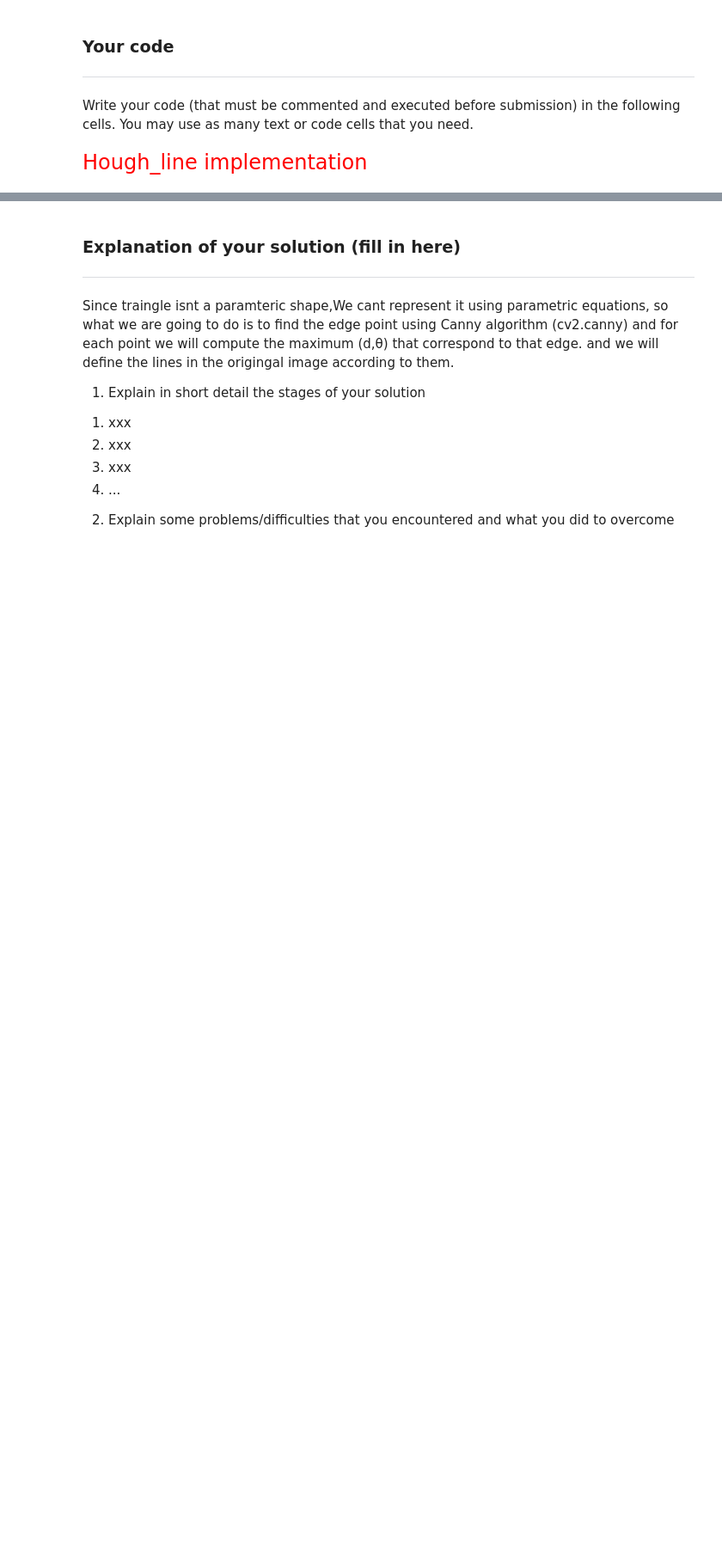
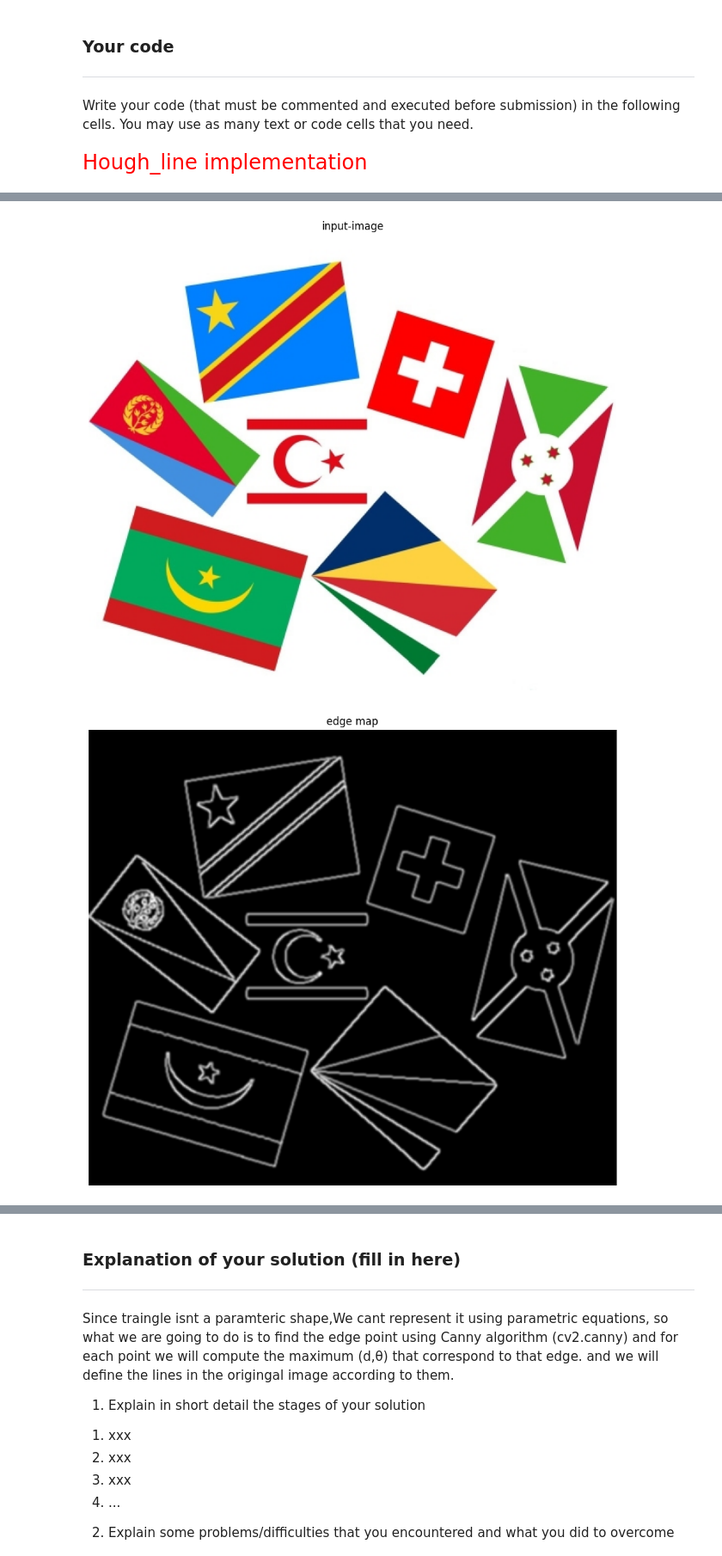
Before and after one commit to aseel1/Computer_Vision, a Jupyter notebook: CV_ex1.ipynb, the cells around one changed output, grey strips where cells are left out. Shown at 86% size. Cells and saved outputs as stored; diff of their text form; code cells hidden in the pictures; blank space fills up the shorter version.

```diff
--- a/CV_ex1.ipynb
+++ b/CV_ex1.ipynb
@@ -688,7 +628,7 @@ def classify_triangle(P1, P2, P3, d1, d2, d3, length_threshold=10, angle_thresho
     sides = sorted([d1, d2, d3])
     angles = sorted([calculate_angle(P1, P2, P3), calculate_angle(P2, P3, P1), calculate_angle(P3, P1, P2)])
 
-    if np.isclose(angles[2], np.pi / 2, atol=angle_threshold):
+    if np.isclose(angles[2], np.pi / 2, atol=angle_threshold) and all(angle < np.pi / 2 for angle in angles[:2]):
         return 'right-angled'
     elif np.isclose(sides[0], sides[1], atol=length_threshold) and np.isclose(sides[1], sides[2], atol=length_threshold):
         return 'equilateral'
@@ -699,6 +639,7 @@ def classify_triangle(P1, P2, P3, d1, d2, d3, length_threshold=10, angle_thresho
     else:
         return 'scalene'
 # %%
+from itertools import combinations
 from scipy.spatial import distance
 def find_triangles_from_lines(lines, image, edge_map, distance_threshold=50, count_threshold=95):
     print("Welcome ton otwetwe")
@@ -758,8 +699,16 @@ def find_triangles_from_lines(lines, image, edge_map, distance_threshold=50, cou
                 cv2.line(image, (int(P2[0]), int(P2[1])), (int(P3[0]), int(P3[1])), (0, 0, 255), 2)
                 cv2.line(image, (int(P3[0]), int(P3[1])), (int(P1[0]), int(P1[1])), (0, 0, 255), 2)
 
+                # ! this what_is_four_triangle
+                # triangle_type = classify_triangle(P1, P2, P3, d1, d2, d3, 10, 0.3)
 
-                triangle_type = classify_triangle(P1, P2, P3, d1, d2, d3)
+                # ! this is flags1
+                # triangle_type = classify_triangle(P1, P2, P3, d1, d2, d3, 10, 0.1)
+
+                #!
+                triangle_type = classify_triangle(P1, P2, P3, d1, d2, d3, 10, 0.1)
+
+
 
                 if triangle_type in ['equilateral', 'right-angled', 'isosceles']:
                     color = (0, 0, 255) if triangle_type == 'equilateral' else (0, 255, 0) if triangle_type == 'isosceles' else (255, 0, 0)
@@ -844,7 +793,7 @@ def sliding_window_hough_transform(image, window_size, step_size_right, step_siz
             # accumulator[accumulator < maxpoint] = 0
 
             # Define the threshold for a peak
-            threshold = 40
+            threshold = 55
             # Use the find_lines function to find the peaks in the accumulator
             peaks = find_lines(accumulator, threshold)
 
@@ -1006,0 +965,64 @@ fkffusudfudfdufufd
+# %%
+#! Image group_sketch/what_is_a_triangle.png
+image = cv2.imread('group_flags/flags1.jpg')
+image = cv2.cvtColor(image, cv2.COLOR_RGB2BGR)
+image_height, image_width = image.shape[:2]
+plt.figure(figsize=(11,11),dpi=100) #####################################################
+plt.imshow(image)
+plt.title('input-image')
+plt.axis('off')
+plt.show()
+
+
+edge_map = cv2.Canny(image,50,150)
+edge_map = cv2.GaussianBlur(edge_map, (5, 5), 0)
+
+plt.figure(figsize=(11,11),dpi=100) #####################################################
+plt.imshow(edge_map, cmap='gray')
+plt.title('edge map')
+plt.axis('off')
+plt.show()  # Add this line to display the edge map
+
+
+copy_image=image.copy()
+
+results = sliding_window_hough_transform(image,100, 40, 40)
+# Iterate over the results
+
+line_counts = []
+all_lines = []
+
+copy_image=image.copy()
+for x, y, lines in results:
+    # Draw the lines
+     lines =non_maximum_suppression(lines)
+    #  _, line_count=draw_lines(copy_image, lines)
+    #  line_counts.append(line_count)
+     all_lines.extend(lines)  # Add the lines to the list of all lines
+
+    #!  draw_intersections(copy_image, intersections)
+
+
+#! this one is for the group_sketch/what_is_a_triangle.png ###########4##############
+triangels ,result_edgeMap  = find_triangles_from_lines(all_lines, copy_image, edge_map , 25 , 99)
+
+
+# total_lines = sum(line_counts)
+# print(f"Total lines drawn: {total_lines}")
+# Convert copy_image to grayscale
+
+
+
+
+plt.imshow(copy_image)
+plt.title('detected lines')
+plt.show()
+
+
+
+plt.imshow(result_edgeMap)
+plt.title('equilateral isosceles right on edge map')
+plt.show()
+# %% [output]
+[figure, added]
+[figure, added]
```
Also changed, not shown: parts of 4 cells of this notebook.
